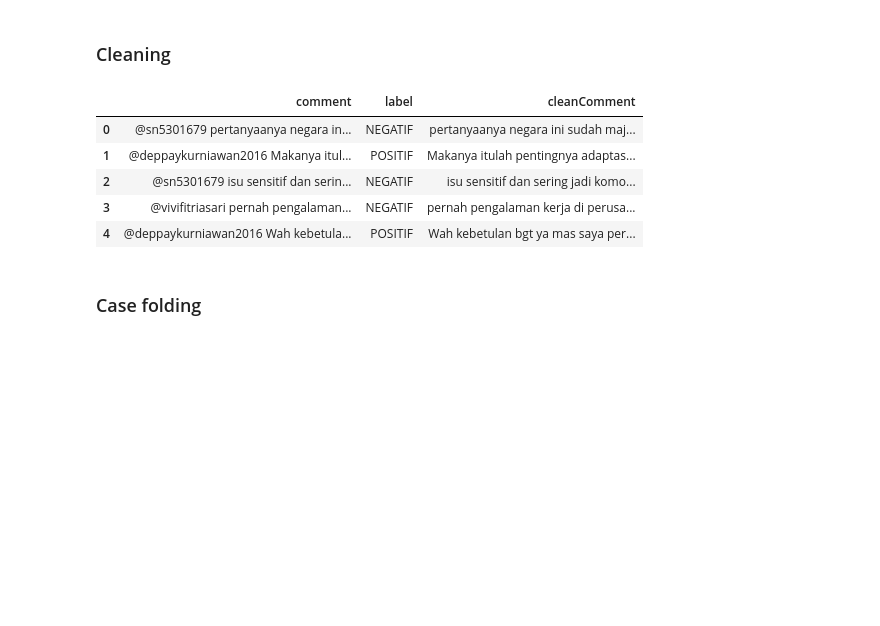
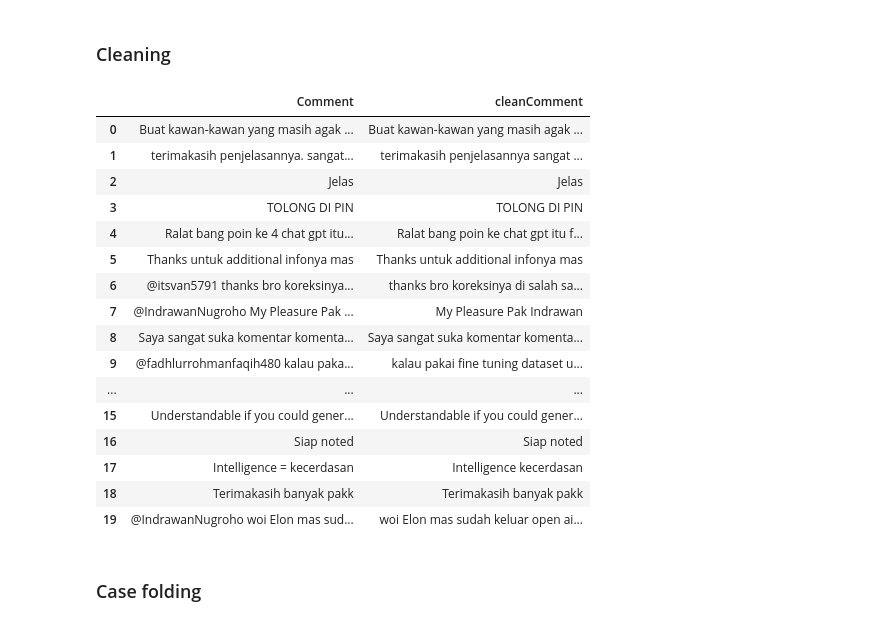
Before and after one commit to ardwiinoo/knn-sentiment-analysis, a Jupyter notebook: cleaning.ipynb, the cells around one changed output. Cells and saved outputs as stored; diff of their text form; code cells hidden in the pictures; blank space fills up the shorter version.

Commit message:
feat: improve cleaning algorithm, make it more good using try except and export to excel so human can read

```diff
--- a/cleaning.ipynb
+++ b/cleaning.ipynb
@@ -3,6 +3,6 @@
 # %%
 import pandas as pd
 # %%
-df = pd.read_csv('./dataset/dataTest.csv', sep=';', encoding='utf-8')
+df = pd.read_csv('./dataset/data-uji.csv', sep=';', encoding='utf-8')
 df
 # %% [output]
@@ -35,37 +29,36 @@ import os
-# %%
-def cleanComment(comment, language):
-    try:
-        comment = re.sub(r'@\w+|[^\w\s]', '', comment)
-        comment = re.sub(r'\d+', '', comment)
-
-        slang_dict = {}
-        filename = f'slang-{language}.txt'
-        if os.path.exists(filename) and os.path.getsize(filename) > 0:
-            with open(filename, 'r') as f:
-                for line in f:
-                    slang, formal = line.strip().split(',')
-                    slang_dict[slang] = formal
-
-        words = comment.split()
-        for i in range(len(words)):
-            if words[i] in slang_dict:
-                words[i] = slang_dict[words[i]]
-        comment = ' '.join(words)
-
-    except:
-        comment = ''
-        print("Err: Failed to clean comments")
-    return comment.strip()
+# %%
+def cleanComment(comment):
+    try:
+        # misal ada "kawan-kawan"
+        comment = re.sub(r'(?<=\w)-(?=\w)', 'STRIP', comment)
+        comment = re.sub(r'@\w+|[^\w\s-]|(?<!\w)-(?!\w)|\d+|(?<=\n)[IVXLCDM]+', '', comment)
+        comment = comment.replace('STRIP', '-')
+        comment = comment.replace('\n', ' ')
+        return comment.strip()
+    except Exception as e:
+        print(f"Err: Failed to clean comments due to {str(e)}")
+        return comment
 # %%
-df['cleanComment'] = df['comment'].apply(lambda x: cleanComment(x, LANGUAGE))
-df.head()
+df['cleanComment'] = df['Comment'].apply(lambda x: cleanComment(x))
+df[['Comment', 'cleanComment']].head(20)
 # %% [output]
-|  | comment | label | cleanComment |
-| 0 | @sn5301679 pertanyaanya negara in... | NEGATIF | pertanyaanya negara ini sudah maj... |
-| 1 | @deppaykurniawan2016 Makanya itul... | POSITIF | Makanya itulah pentingnya adaptas... |
-| 2 | @sn5301679 isu sensitif dan serin... | NEGATIF | isu sensitif dan sering jadi komo... |
-| 3 | @vivifitriasari pernah pengalaman... | NEGATIF | pernah pengalaman kerja di perusa... |
-| 4 | @deppaykurniawan2016 Wah kebetula... | POSITIF | Wah kebetulan bgt ya mas saya per... |
+|  | Comment | cleanComment |
+| 0 | Buat kawan-kawan yang masih agak ... | Buat kawan-kawan yang masih agak ... |
+| 1 | terimakasih penjelasannya. sangat... | terimakasih penjelasannya sangat ... |
+| 2 | Jelas | Jelas |
+| 3 | TOLONG DI PIN | TOLONG DI PIN |
+| 4 | Ralat bang poin ke 4 chat gpt itu... | Ralat bang poin ke chat gpt itu f... |
+| 5 | Thanks untuk additional infonya mas | Thanks untuk additional infonya mas |
+| 6 | @itsvan5791 thanks bro koreksinya... | thanks bro koreksinya di salah sa... |
+| 7 | @IndrawanNugroho My Pleasure Pak ... | My Pleasure Pak Indrawan |
+| 8 | Saya sangat suka komentar komenta... | Saya sangat suka komentar komenta... |
+| 9 | @fadhlurrohmanfaqih480 kalau paka... | kalau pakai fine tuning dataset u... |
+| ... | ... | ... |
+| 15 | Understandable if you could gener... | Understandable if you could gener... |
+| 16 | Siap noted | Siap noted |
+| 17 | Intelligence = kecerdasan | Intelligence kecerdasan |
+| 18 | Terimakasih banyak pakk | Terimakasih banyak pakk |
+| 19 | @IndrawanNugroho woi Elon mas sud... | woi Elon mas sudah keluar open ai... |
 # %% [markdown]
 ### Case folding
 # %%
```
Also changed, not shown: parts of 19 cells of this notebook.
